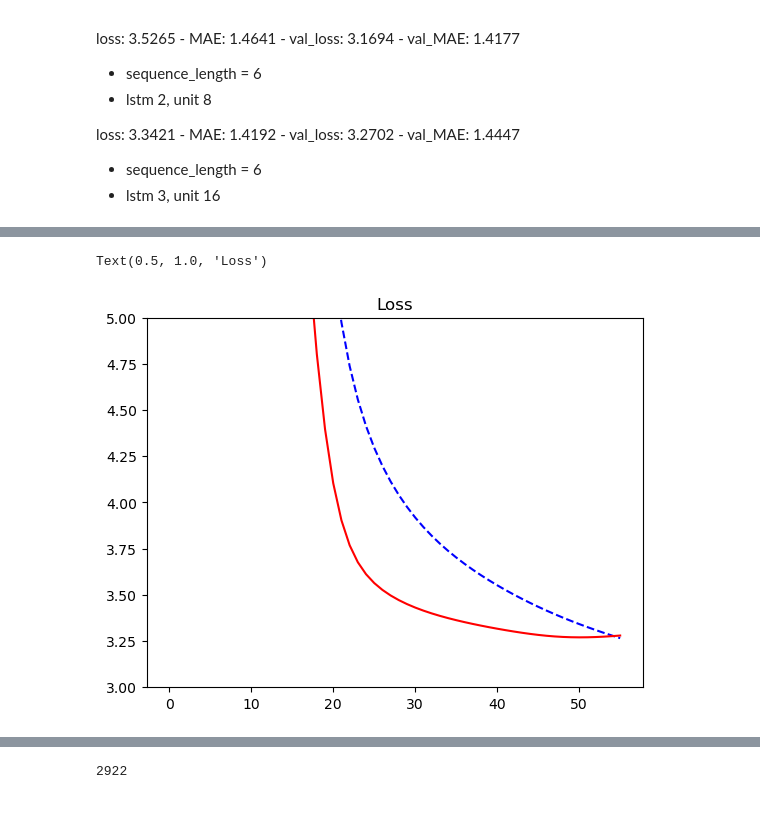
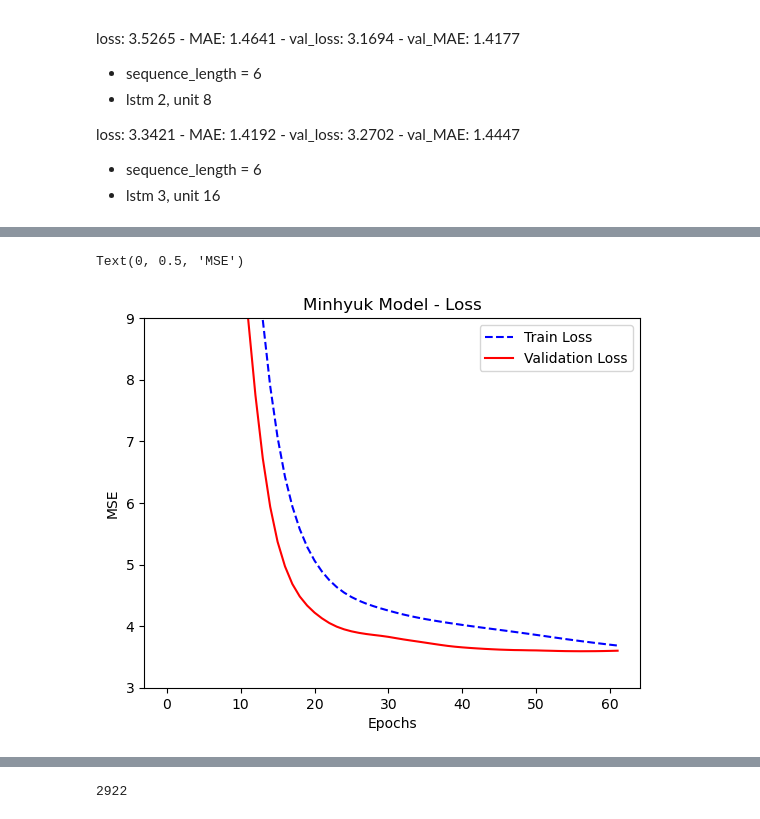
Before and after one commit to MinhyukWoo/keras_lecture, a Jupyter notebook: deep_learning_with_python/kaggle_climate/simple_lstm.ipynb, the cells around one changed output, grey strips where cells are left out. Saved outputs shown, nothing was run; the diff lists cells and outputs as text; code cells hidden in the pictures.

Commit message:
Update kaggle climate model

```diff
--- a/deep_learning_with_python/kaggle_climate/simple_lstm.ipynb
+++ b/deep_learning_with_python/kaggle_climate/simple_lstm.ipynb
@@ -47,8 +47,8 @@ def get_dataset(
             data = data.drop(columns=["DATE"])
             break
     train_dataset = tf.keras.utils.timeseries_dataset_from_array(
-        data[:-1],
-        targets=target[1:],
+        data[:-sequence_length],
+        targets=target[sequence_length:],
         sequence_length=sequence_length,
         batch_size=batch_size,
         start_index=0,
@@ -177,12 +194,15 @@ INFO:tensorflow:Assets written to: model/assets
 # %%
 import matplotlib.pyplot as plt
 epochs = len(history.history["loss"])
-plt.plot(range(epochs), history.history["loss"], "b--")
-plt.plot(range(epochs), history.history["val_loss"], "r")
-plt.ylim(3, 5)
-plt.title("Loss")
+plt.plot(range(epochs), history.history["loss"], "b--", label="Train Loss")
+plt.plot(range(epochs), history.history["val_loss"], "r", label="Validation Loss")
+plt.ylim(3, 9)
+plt.title("Minhyuk Model - Loss")
+plt.legend()
+plt.xlabel("Epochs")
+plt.ylabel("MSE")
 # %% [output]
-Text(0.5, 1.0, 'Loss')
+Text(0, 0.5, 'MSE')
-[figure, old version]
+[figure, new version]
 # %%
 epochs = len(history.history["MAE"])
```
Also changed, not shown: parts of 10 cells of this notebook, 4 other files.
